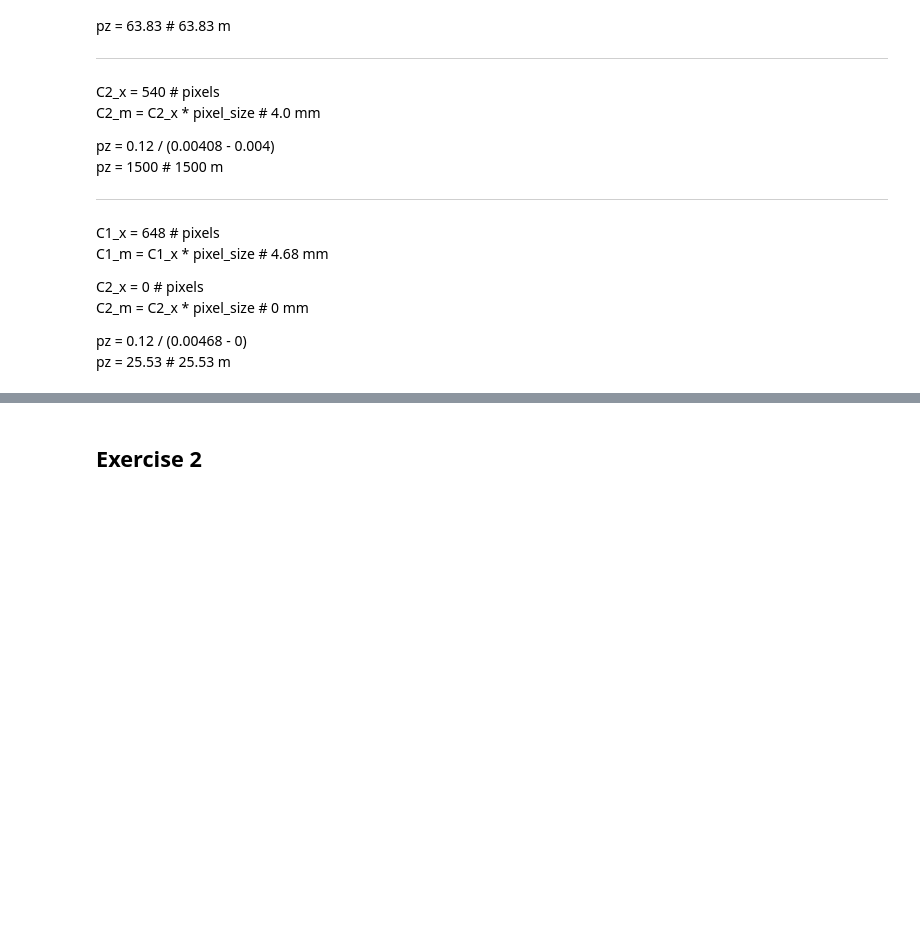
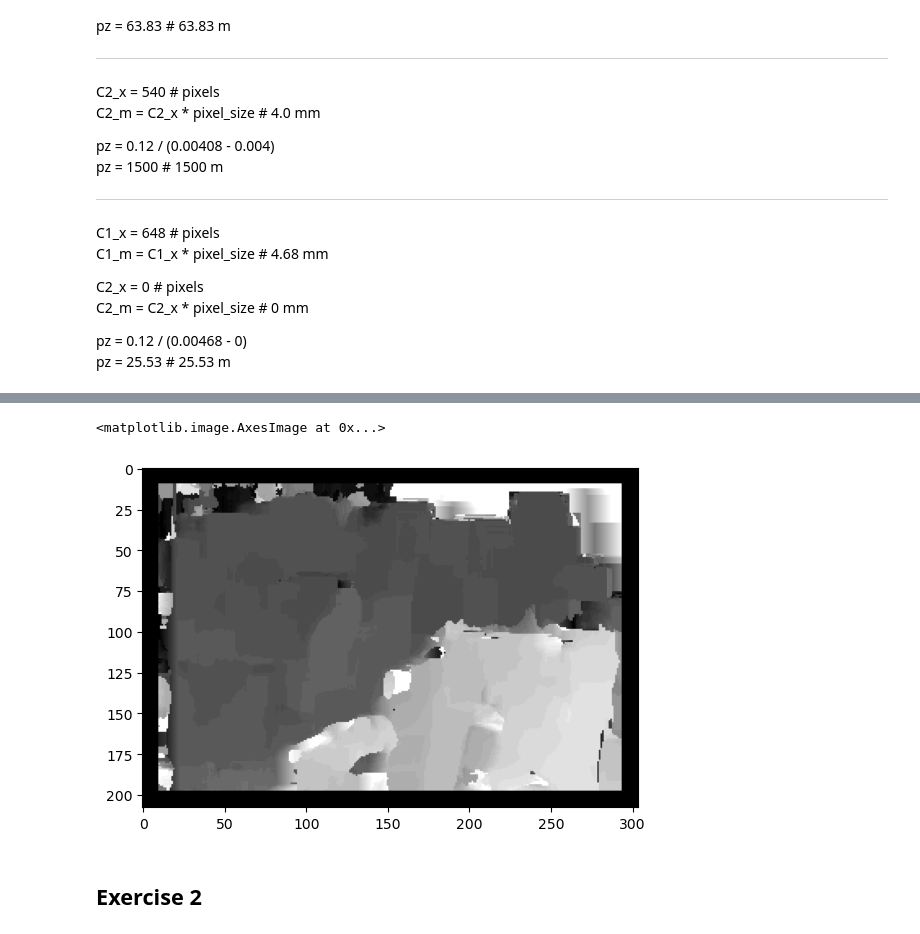
Before and after one commit to al-pi314/computer_vision, a Jupyter notebook: assigments/assigment5/solutions.ipynb, the cells around one changed output, grey strips where cells are left out. Drawn from its saved outputs; the diff is of its cells as text; code cells hidden in the pictures; blank space fills up the shorter version.

```diff
--- a/assigments/assigment5/solutions.ipynb
+++ b/assigments/assigment5/solutions.ipynb
@@ -95,3 +158,8 @@ pz = 25.53 # 25.53 m
+# %%
+plt.imshow(disparity(office_right, office_left, patch_size=10, search_window=35), cmap='gray')
+# %% [output]
+<matplotlib.image.AxesImage at 0x...>
+[figure, added]
 # %% [markdown]
 ## Exercise 2
 # %% [markdown]
```
Also changed, not shown: parts of 5 cells of this notebook.
